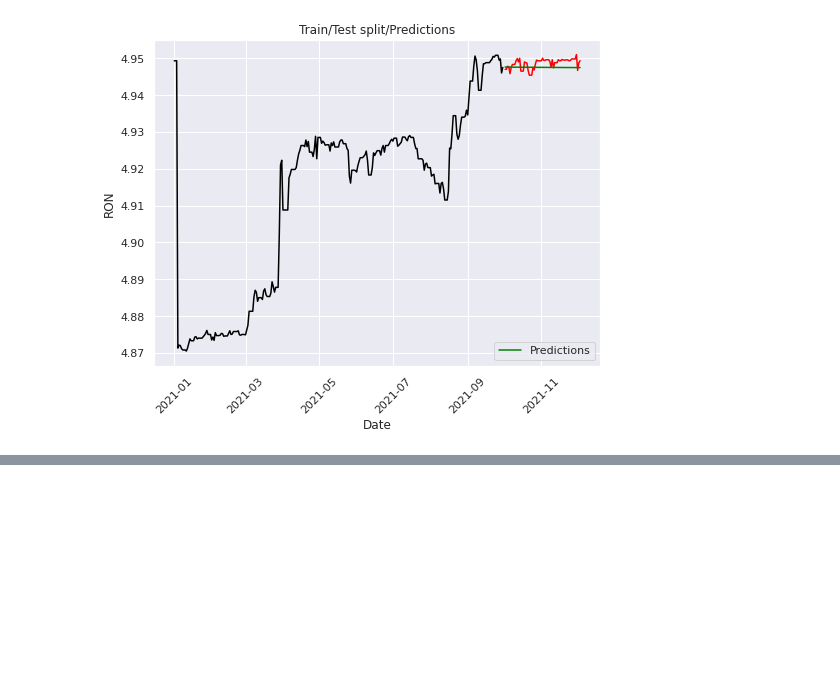
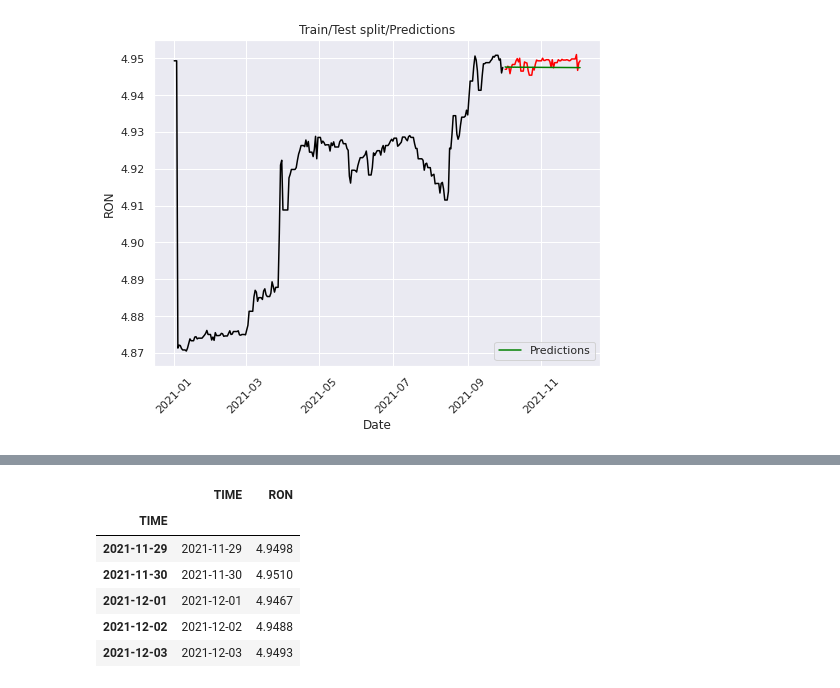
Before and after one commit to jtunde/Python, a Jupyter notebook: cn2 ARIMA.ipynb, the cells around one changed output, grey strips where cells are left out. Cells and saved outputs as stored; diff of their text form; code cells hidden in the pictures; blank space fills up the shorter version.

```diff
--- a/cn2 ARIMA.ipynb
+++ b/cn2 ARIMA.ipynb
@@ -170,0 +204,13 @@ MSE:  0.004737733387625022
+# %%
+from statsmodels.tsa.arima_model import ARIMA
+model2=ARIMA(data['RON'],order=(1,0,5))
+model2=model2.fit()
+data.tail()
+# %% [output]
+|  | TIME | RON |
+| TIME |  |  |
+| 2021-11-29 | 2021-11-29 | 4.9498 |
+| 2021-11-30 | 2021-11-30 | 4.9510 |
+| 2021-12-01 | 2021-12-01 | 4.9467 |
+| 2021-12-02 | 2021-12-02 | 4.9488 |
+| 2021-12-03 | 2021-12-03 | 4.9493 |
```
Also changed, not shown: parts of 8 cells of this notebook.
